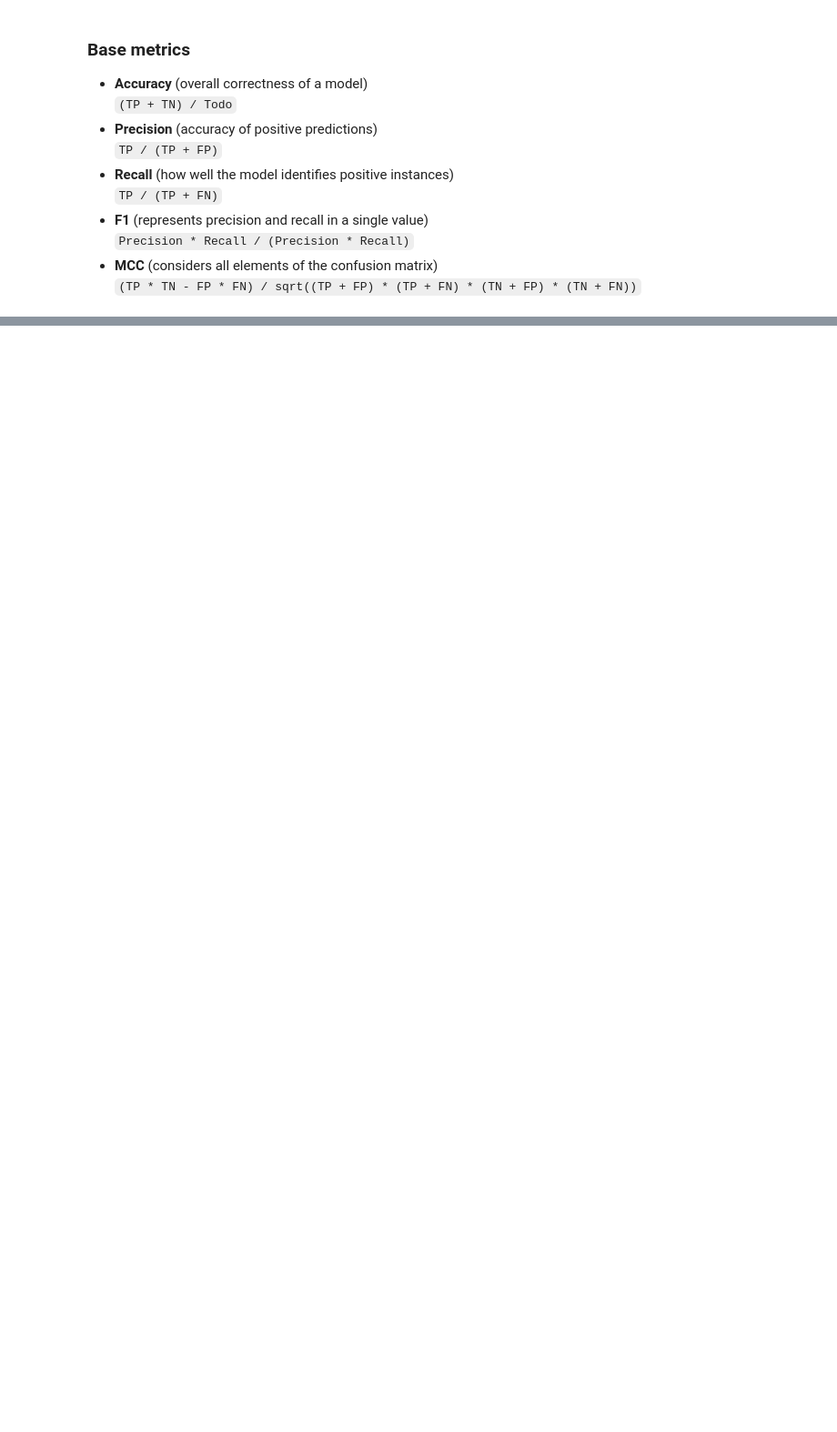
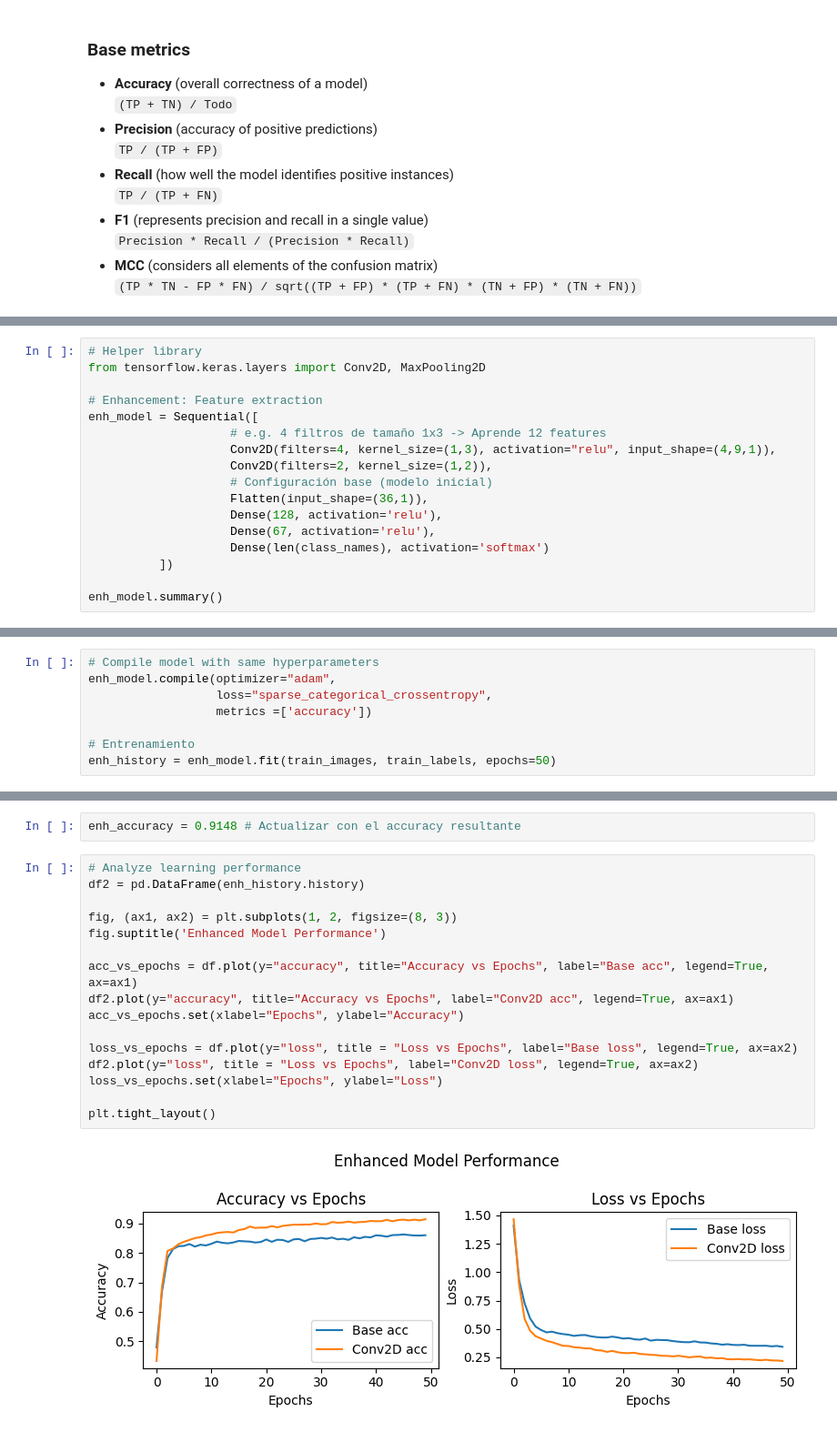
Before and after one commit to RamonaNF/Aplicaciones-avanzadas-de-ciencias-computacionales, a Jupyter notebook: IA/v2_Soil_recognition.ipynb, the cells around one changed output, grey strips where cells are left out. Shown at 91% size. Cells and saved outputs as stored; diff of their text form; blank space fills up the shorter version.

```diff
--- a/IA/v2_Soil_recognition.ipynb
+++ b/IA/v2_Soil_recognition.ipynb
@@ -402,0 +397,17 @@ print(tabulate(m1, h))
+# %%
+# Helper library
+from tensorflow.keras.layers import Conv2D, MaxPooling2D
+
+# Enhancement: Feature extraction
+enh_model = Sequential([
+                    # e.g. 4 filtros de tamaño 1x3 -> Aprende 12 features
+                    Conv2D(filters=4, kernel_size=(1,3), activation="relu", input_shape=(4,9,1)),
+                    Conv2D(filters=2, kernel_size=(1,2)),
+                    # Configuración base (modelo inicial)
+                    Flatten(input_shape=(36,1)),
+                    Dense(128, activation='relu'),
+                    Dense(67, activation='relu'),
+                    Dense(len(class_names), activation='softmax')
+          ])
+
+enh_model.summary()
@@ -402,0 +434,8 @@ print(tabulate(m1, h))
+# %%
+# Compile model with same hyperparameters
+enh_model.compile(optimizer="adam",
+                  loss="sparse_categorical_crossentropy",
+                  metrics =['accuracy'])
+
+# Entrenamiento
+enh_history = enh_model.fit(train_images, train_labels, epochs=50)
@@ -402,0 +460,20 @@ print(tabulate(m1, h))
+# %%
+enh_accuracy = 0.9148 # Actualizar con el accuracy resultante
+# %%
+# Analyze learning performance
+df2 = pd.DataFrame(enh_history.history)
+
+fig, (ax1, ax2) = plt.subplots(1, 2, figsize=(8, 3))
+fig.suptitle('Enhanced Model Performance')
+
+acc_vs_epochs = df.plot(y="accuracy", title="Accuracy vs Epochs", label="Base acc", legend=True, ax=ax1)
+df2.plot(y="accuracy", title="Accuracy vs Epochs", label="Conv2D acc", legend=True, ax=ax1)
+acc_vs_epochs.set(xlabel="Epochs", ylabel="Accuracy")
+
+loss_vs_epochs = df.plot(y="loss", title = "Loss vs Epochs", label="Base loss", legend=True, ax=ax2)
+df2.plot(y="loss", title = "Loss vs Epochs", label="Conv2D loss", legend=True, ax=ax2)
+loss_vs_epochs.set(xlabel="Epochs", ylabel="Loss")
+
+plt.tight_layout()
+# %% [output]
+[figure, added]
```
Also changed, not shown: parts of 33 cells of this notebook, 1 other file.
